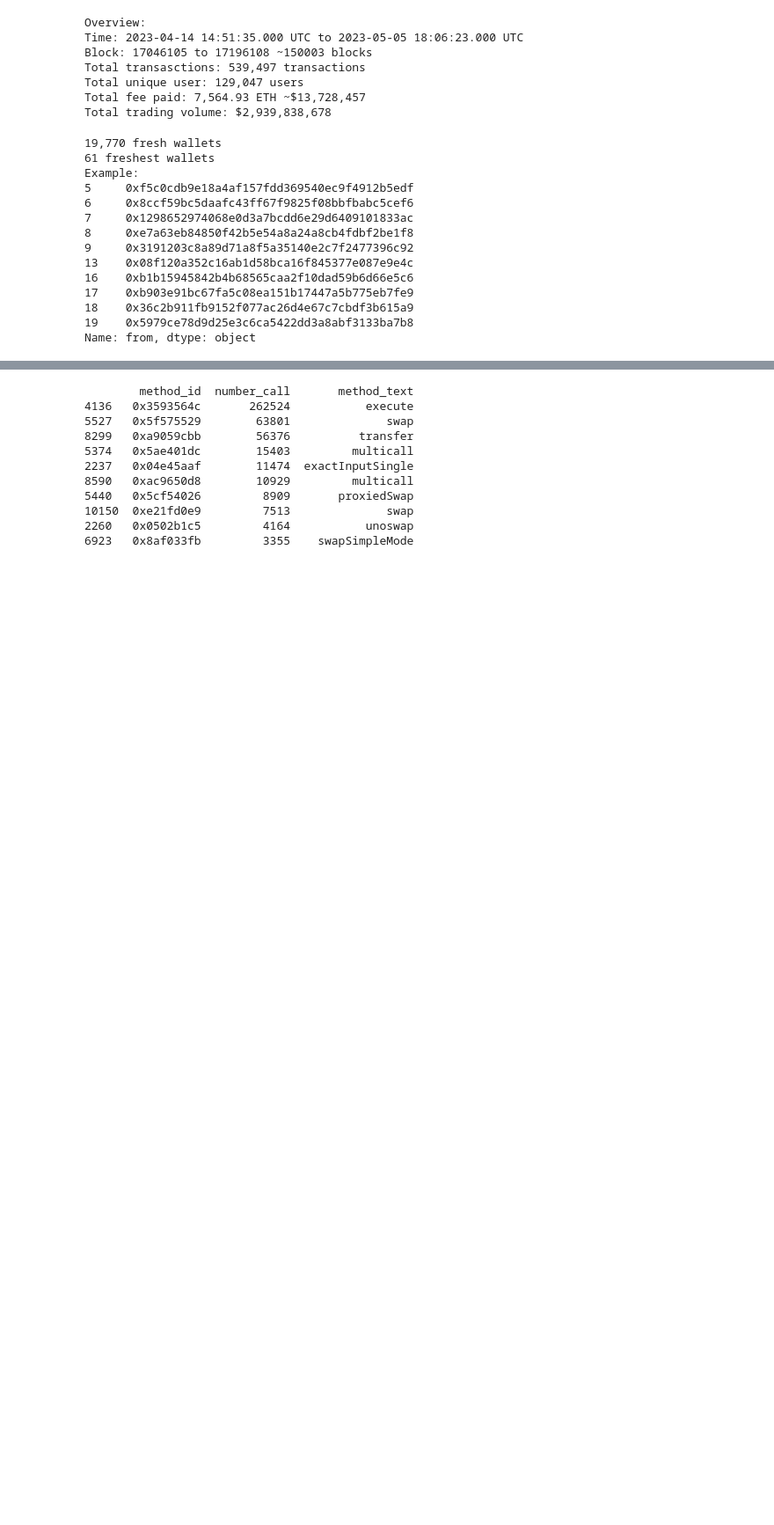
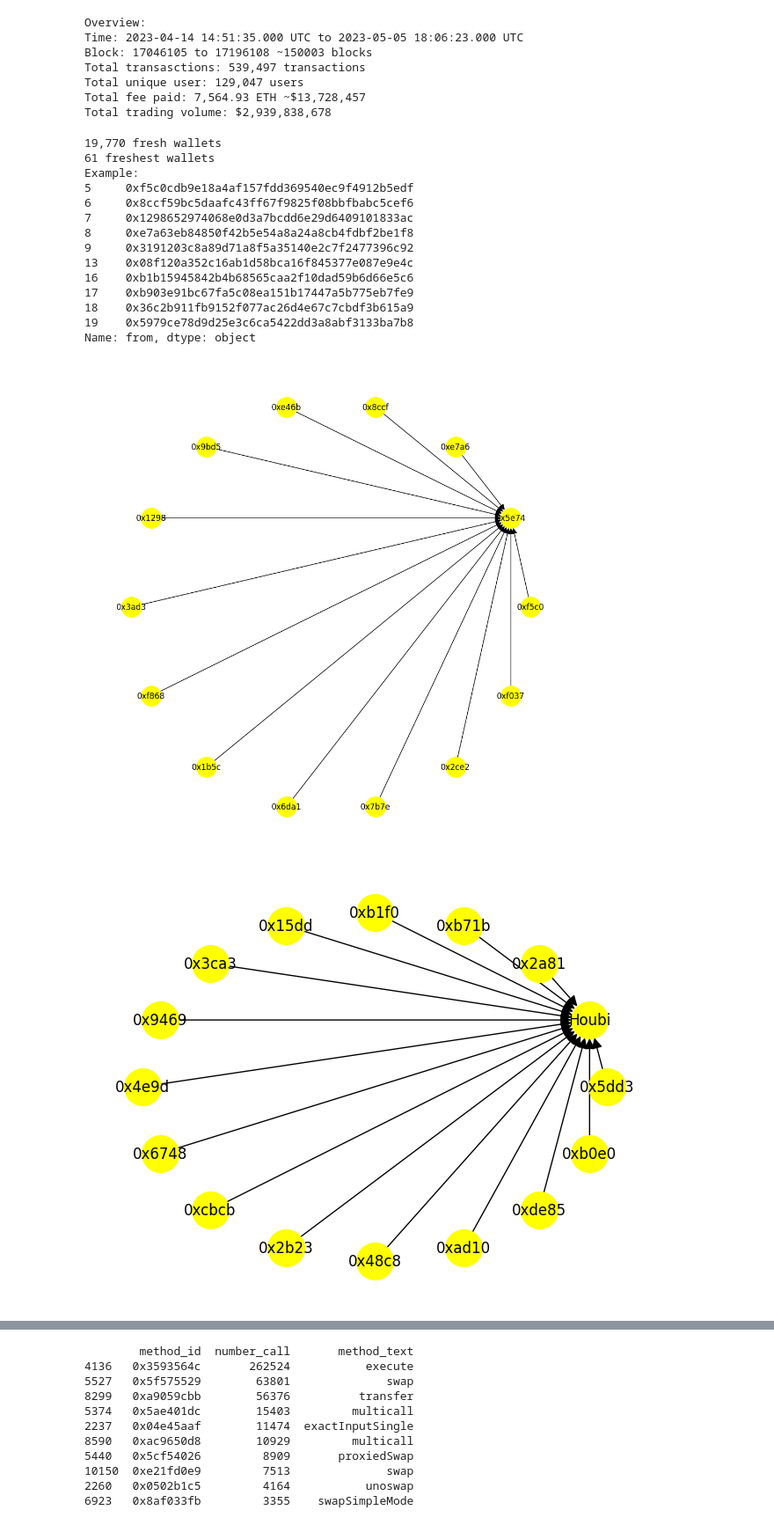
Before and after one commit to bazhkha/pepe-coin-analytics, a Jupyter notebook: index.ipynb, the cells around one changed output, grey strips where cells are left out. Shown at 88% size. Saved outputs shown, nothing was run; the diff lists cells and outputs as text; code cells hidden in the pictures; blank space fills up the shorter version.

```diff
--- a/index.ipynb
+++ b/index.ipynb
@@ -102,0 +165,35 @@ Name: from, dtype: object
+# %%
+# Related bird?
+plt.figure(figsize=(10, 10))
+G1 = nx.DiGraph(directed=True)
+G2 = nx.DiGraph(directed=True)
+G3 = nx.DiGraph(directed=True)
+
+G1.add_edges_from(g_group_1)
+G2.add_edges_from(g_group_2)
+G3.add_edges_from(g_group_3)
+
+options = {
+  'node_color': 'yellow',
+  'node_size': 900,
+  'width': 1,
+  'arrowstyle': '-|>',
+  'arrowsize': 18
+}
+
+plt.figure(1)
+nx.draw(G1, nx.circular_layout(G1), with_labels=True, arrows=True, **options)
+
+plt.figure(2)
+nx.draw(G2, nx.circular_layout(G2), with_labels=True, arrows=True, **options)
+
+plt.figure(3)
+nx.draw(G3, nx.circular_layout(G3), with_labels=True, arrows=True, **options)
+
+ax = plt.gca()
+ax.collections[0].set_edgecolor('#000000')
+
+plt.show()
+# %% [output]
+[figure, added]
+[figure, added]
```
Also changed, not shown: parts of 5 cells of this notebook.
